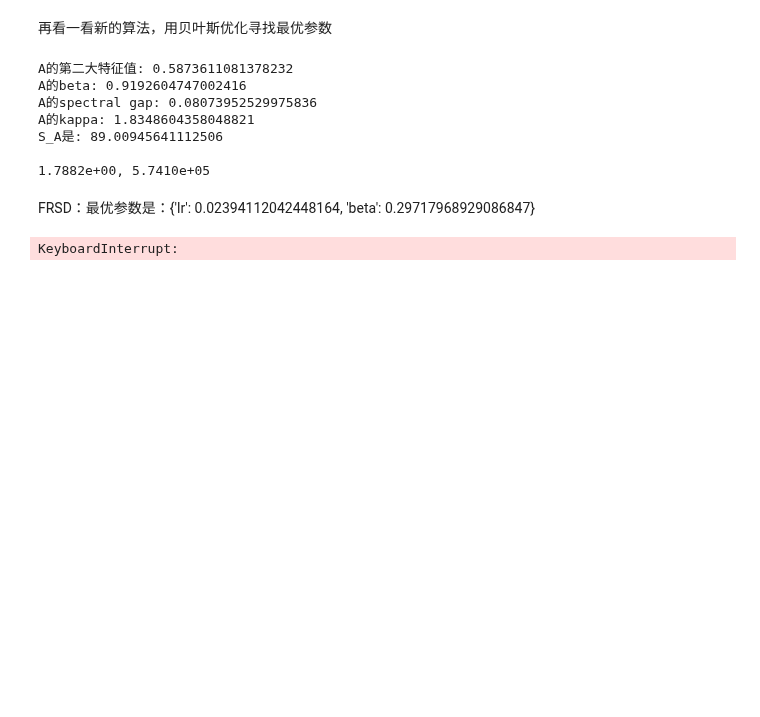
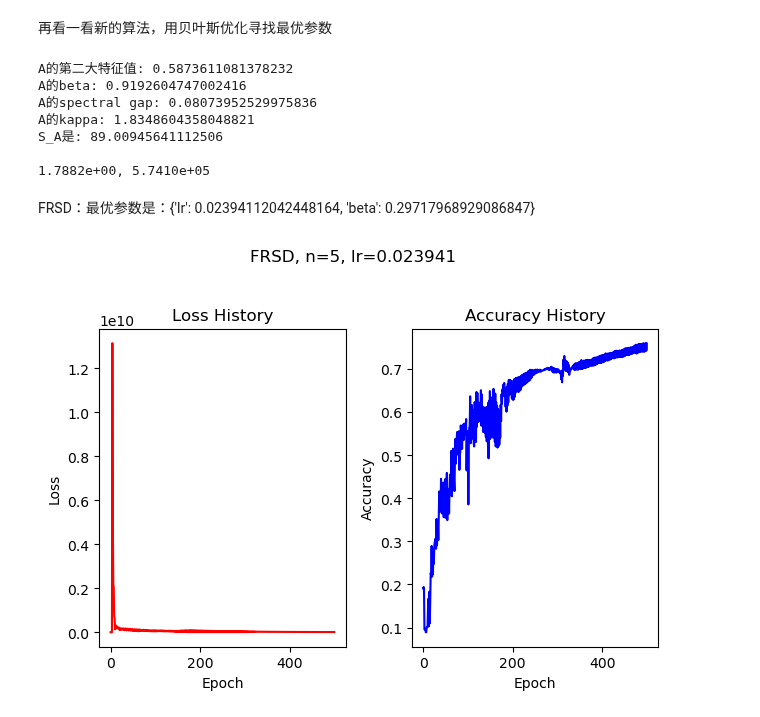
Before and after one commit to Luoxiaogan/PullSum_MNIST, a Jupyter notebook: code/神经网络实验/MNIST十分类_完整版.ipynb, the cells around one changed output. Saved outputs shown, nothing was run; the diff lists cells and outputs as text; code cells hidden in the pictures; blank space fills up the shorter version.

```diff
--- a/code/神经网络实验/MNIST十分类_完整版.ipynb
+++ b/code/神经网络实验/MNIST十分类_完整版.ipynb
@@ -304,20 +304,20 @@ FRSD：最优参数是：{'lr': 0.02394112042448164, 'beta': 0.29717968929086847
 # %%
 FRSD_l1, FRSD_a1 = train_FRSD(
         n=n,
         A=A,
         model_class=MNISTClassifier_2layer_2,
         seed_for_model=49,
         criterion_class=nn.CrossEntropyLoss,
-        epochs=200,
-        lr=0.1,
-        beta=0.1,
+        epochs=500,
+        lr=0.02394112042448164,
+        beta=0.29717968929086847,
         d=784,
         X_train_data=h_data,
         y_train_data=y_data,
         X_test_data=X_test,
         y_test_data=y_test,
         compute_accuracy=compute_accuracy_with_average_model,
         show_graph=True
     )
 # %% [output]
-KeyboardInterrupt:
+[figure, added]
```
